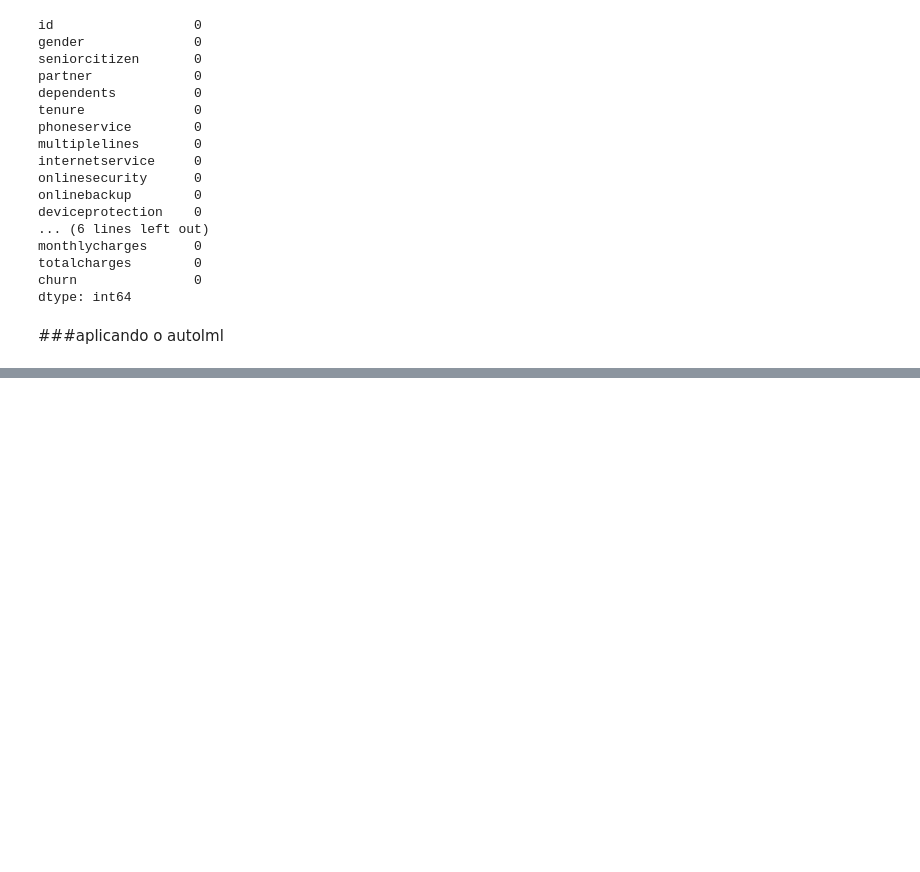
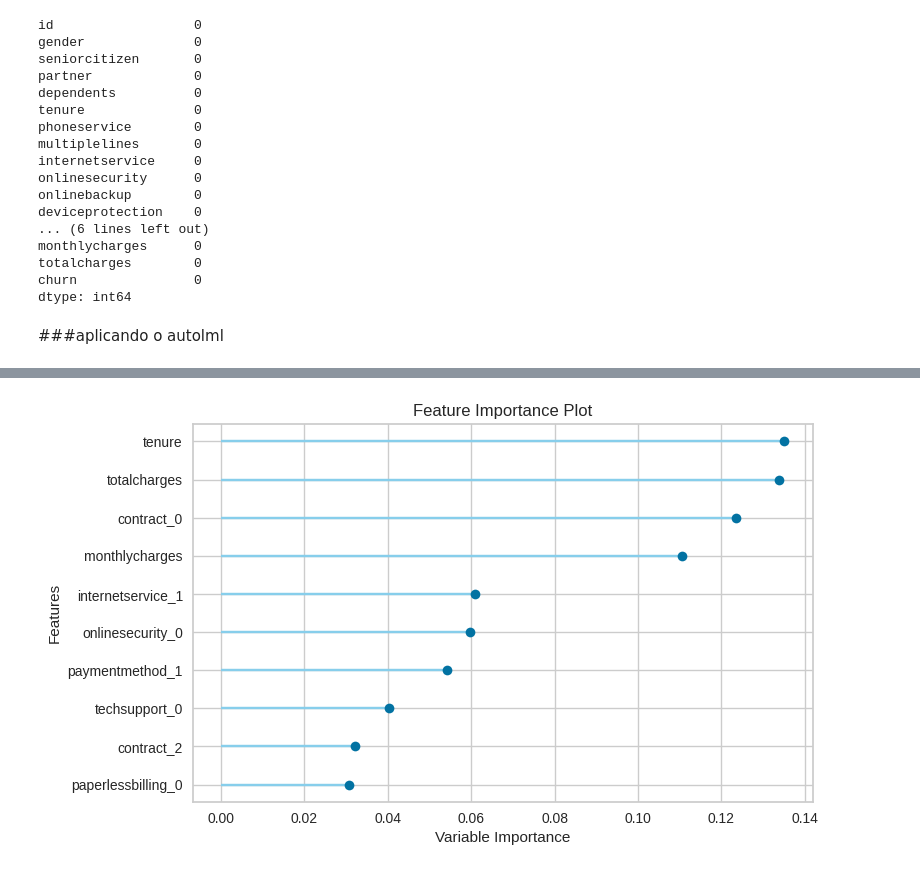
Before and after one commit to jjefferson2006/DSWP_JJ_altera, a Jupyter notebook: desafio_kaggle_2.ipynb, the cells around one changed output, grey strips where cells are left out. Saved outputs shown, nothing was run; the diff lists cells and outputs as text; code cells hidden in the pictures; blank space fills up the shorter version.

```diff
--- a/desafio_kaggle_2.ipynb
+++ b/desafio_kaggle_2.ipynb
@@ -534,0 +515,4 @@ tuned_ada = tune_model(ada)
+# %%
+plot_model(estimator = tuned_gbc, plot = 'feature')
+# %% [output]
+[figure, added]
```
Also changed, not shown: parts of 16 cells of this notebook.
